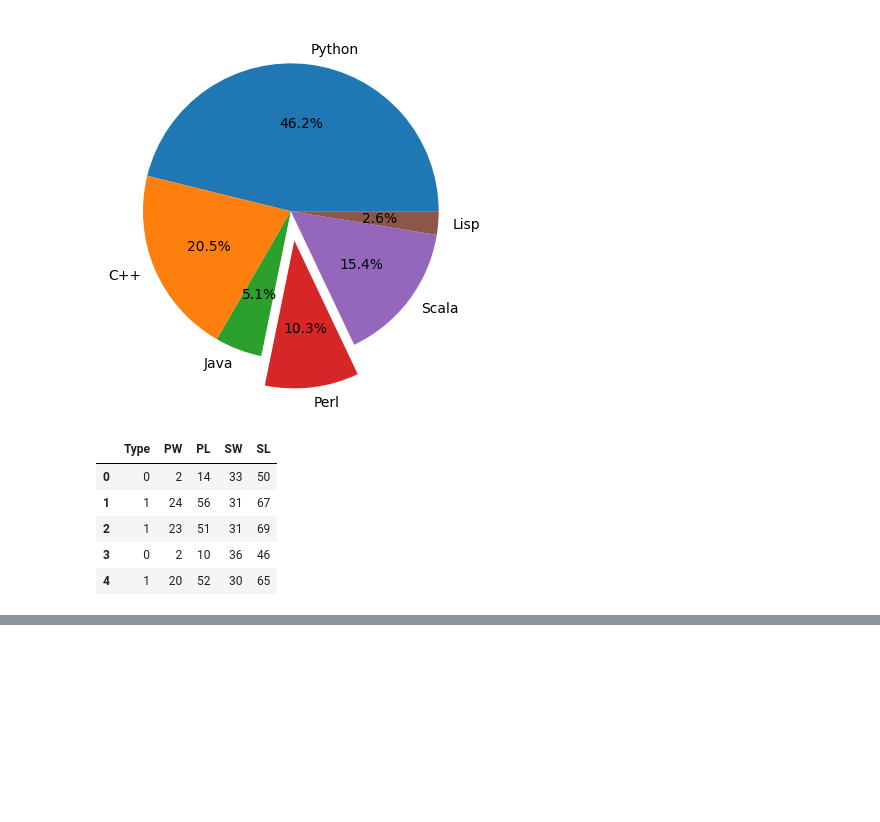
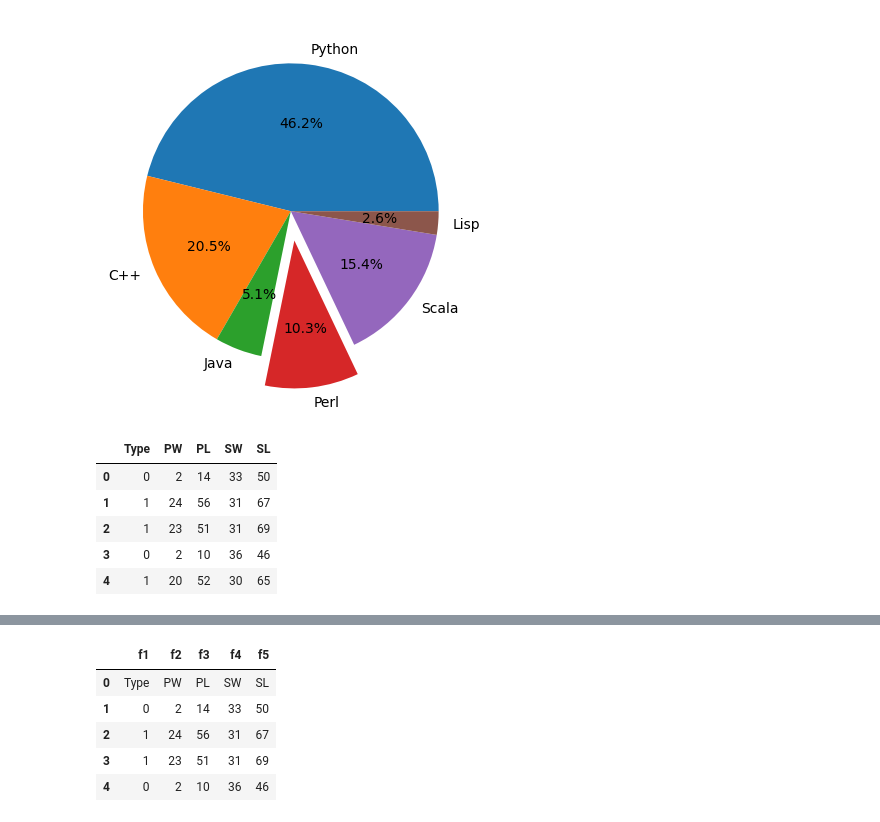
Before and after one commit to NasimShokrgozar/FirstSc, a Jupyter notebook: Session3_Basic.ipynb, the cells around one changed output, grey strips where cells are left out. Drawn from its saved outputs; the diff is of its cells as text; code cells hidden in the pictures; blank space fills up the shorter version.

```diff
--- a/Session3_Basic.ipynb
+++ b/Session3_Basic.ipynb
@@ -279,0 +319,11 @@ Fisher.head()
+# %%
+#نام دهی به ستون ها
+Fisher4=pd.read_csv('Fisher.csv',sep=',',header=None,names=['f1','f2','f3','f4','f5'])
+Fisher4.head()
+# %% [output]
+|  | f1 | f2 | f3 | f4 | f5 |
+| 0 | Type | PW | PL | SW | SL |
+| 1 | 0 | 2 | 14 | 33 | 50 |
+| 2 | 1 | 24 | 56 | 31 | 67 |
+| 3 | 1 | 23 | 51 | 31 | 69 |
+| 4 | 0 | 2 | 10 | 36 | 46 |
```
Also changed, not shown: parts of 5 cells of this notebook.
